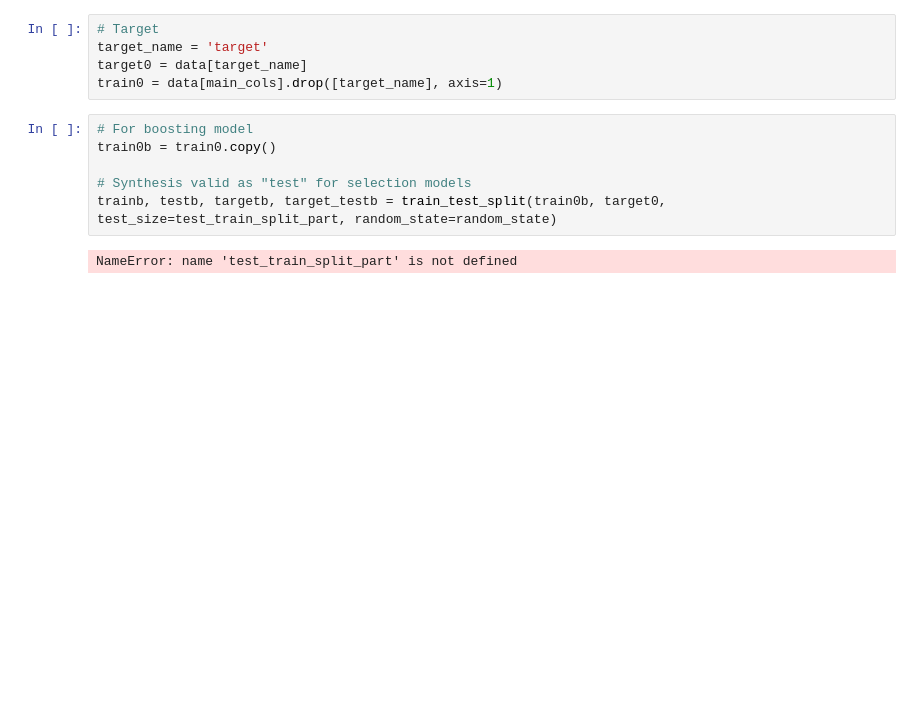
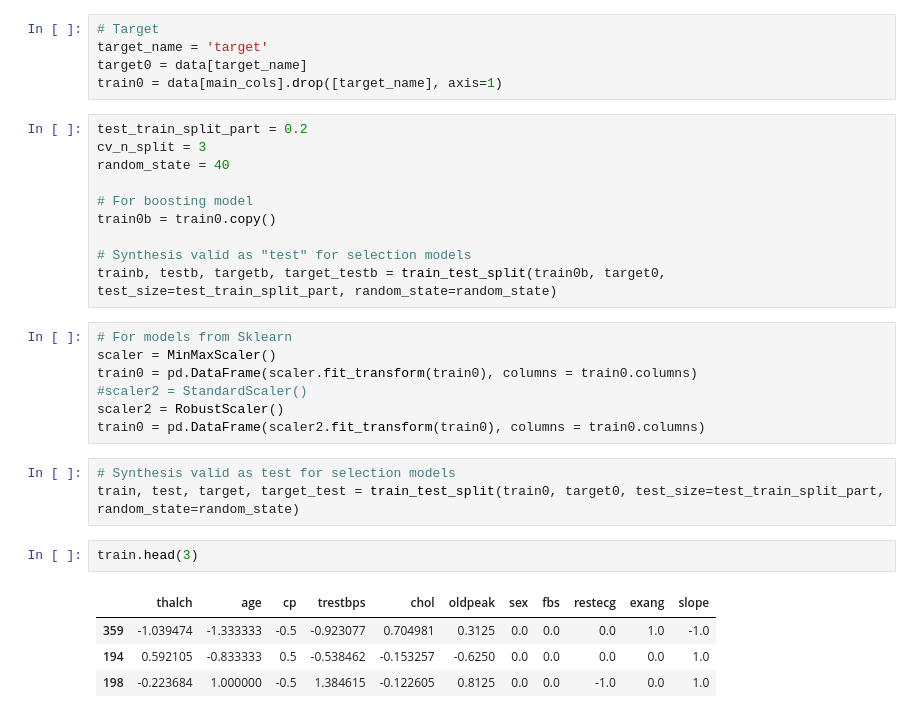
Before and after one commit to okechukwuchude/Heart-disease-prediction, a Jupyter notebook: hearth disease prediction.ipynb, the cells around one changed output. Saved outputs shown, nothing was run; the diff lists cells and outputs as text; blank space fills up the shorter version.

```diff
--- a/hearth disease prediction.ipynb
+++ b/hearth disease prediction.ipynb
@@ -405,10 +405,29 @@ target_name = 'target'
 target0 = data[target_name]
 train0 = data[main_cols].drop([target_name], axis=1)
 # %%
+test_train_split_part = 0.2
+cv_n_split = 3
+random_state = 40
+
 # For boosting model
 train0b = train0.copy()
 
 # Synthesis valid as "test" for selection models
 trainb, testb, targetb, target_testb = train_test_split(train0b, target0, test_size=test_train_split_part, random_state=random_state)
-# %% [output]
-NameError: name 'test_train_split_part' is not defined
+# %%
+# For models from Sklearn
+scaler = MinMaxScaler()
+train0 = pd.DataFrame(scaler.fit_transform(train0), columns = train0.columns)
+#scaler2 = StandardScaler()
+scaler2 = RobustScaler()
+train0 = pd.DataFrame(scaler2.fit_transform(train0), columns = train0.columns)
+# %%
+# Synthesis valid as test for selection models
+train, test, target, target_test = train_test_split(train0, target0, test_size=test_train_split_part, random_state=random_state)
+# %%
+train.head(3)
+# %% [output]
+|  | thalch | age | cp | trestbps | chol | oldpeak | sex | fbs | restecg | exang | slope |
+| 359 | -1.039474 | -1.333333 | -0.5 | -0.923077 | 0.704981 | 0.3125 | 0.0 | 0.0 | 0.0 | 1.0 | -1.0 |
+| 194 | 0.592105 | -0.833333 | 0.5 | -0.538462 | -0.153257 | -0.6250 | 0.0 | 0.0 | 0.0 | 0.0 | 1.0 |
+| 198 | -0.223684 | 1.000000 | -0.5 | 1.384615 | -0.122605 | 0.8125 | 0.0 | 0.0 | -1.0 | 0.0 | 1.0 |
```
Also changed, not shown: parts of 2 cells of this notebook.
